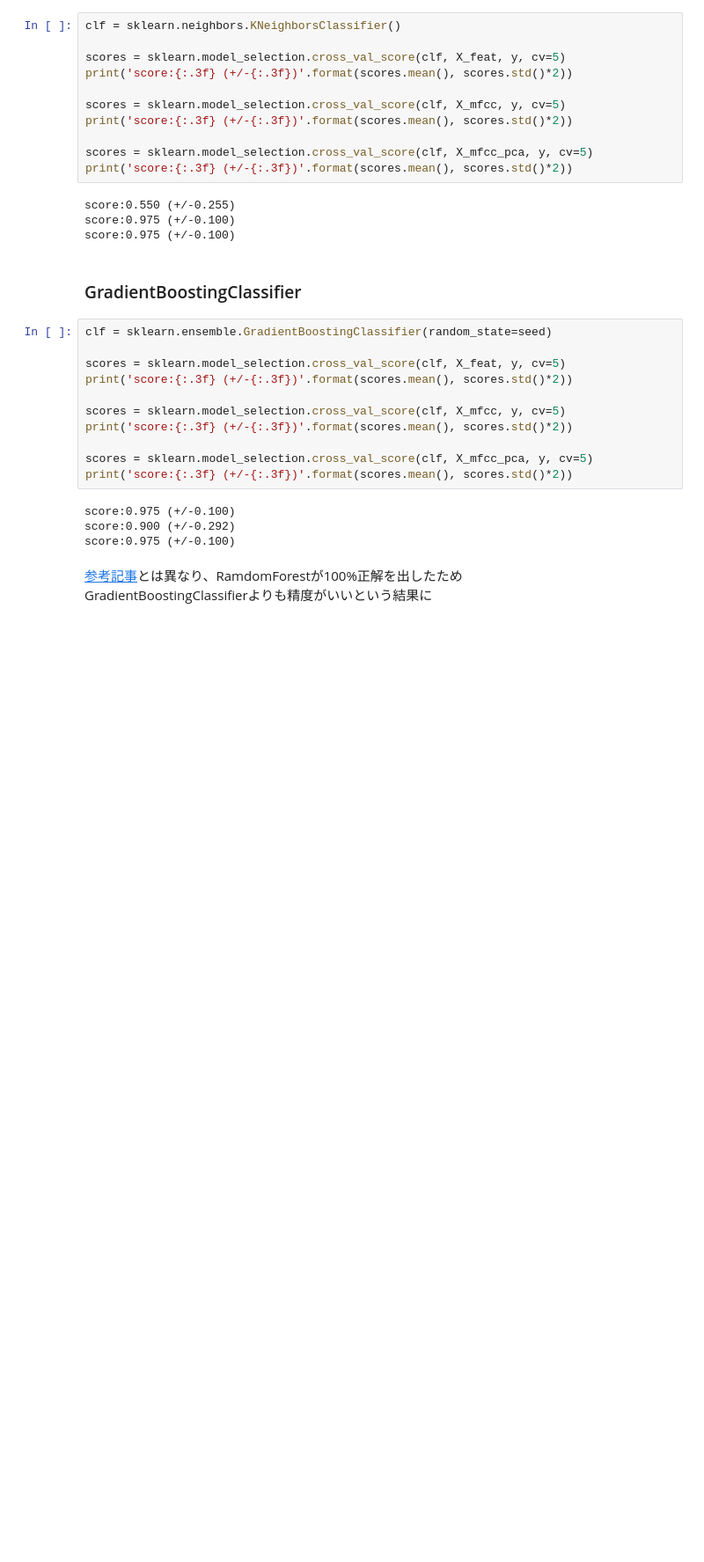
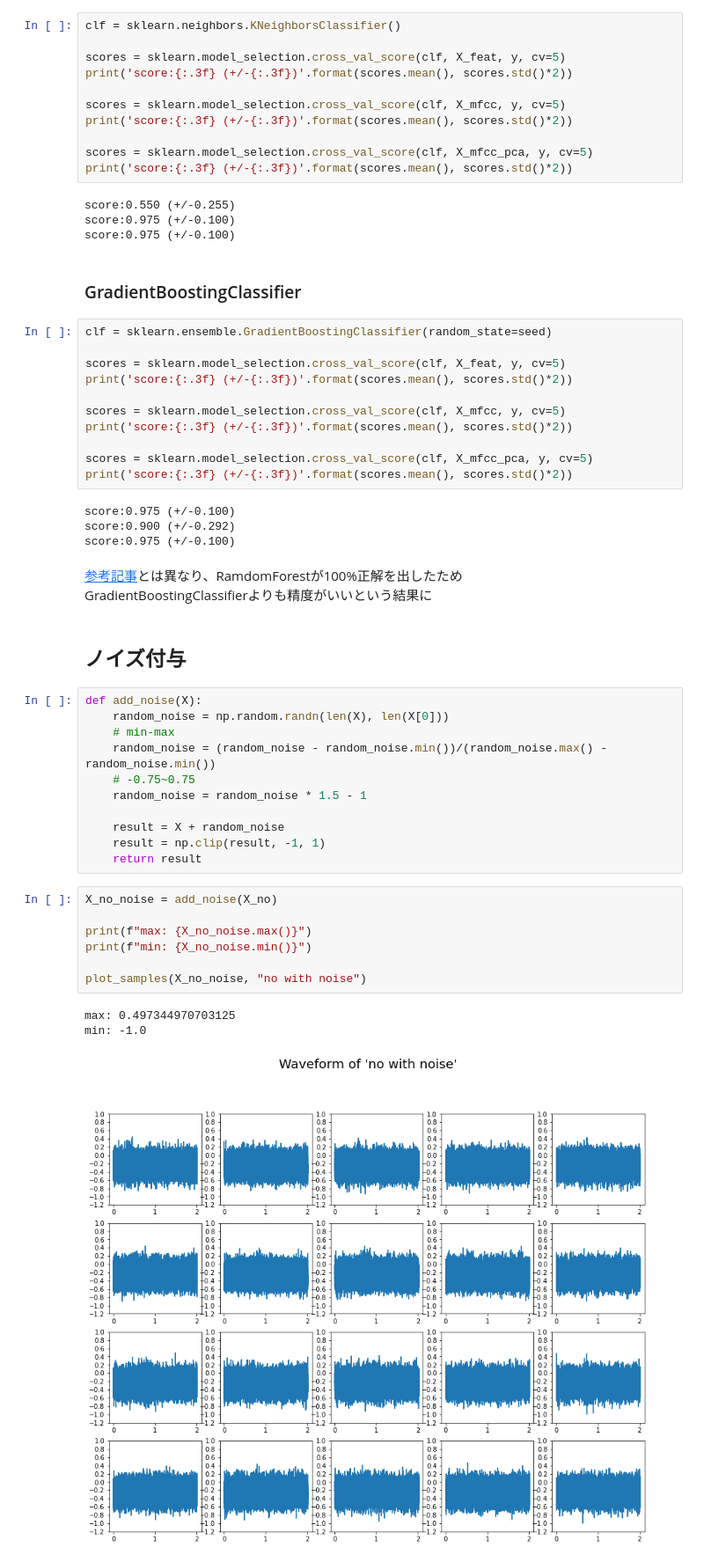
Before and after one commit to sadahry/notebooks, a Jupyter notebook: signal_processing/yes_no_detection.ipynb, the cells around one changed output. Shown at 88% size. Drawn from its saved outputs; the diff is of its cells as text; blank space fills up the shorter version.

Commit message:
add noise feature

```diff
--- a/signal_processing/yes_no_detection.ipynb
+++ b/signal_processing/yes_no_detection.ipynb
@@ -625,3 +627,27 @@ score:0.975 (+/-0.100)
 # %% [markdown]
 [参考記事](https://aidemy.net/magazine/661/)とは異なり、RamdomForestが100%正解を出したため
 GradientBoostingClassifierよりも精度がいいという結果に
+# %% [markdown]
+## ノイズ付与
+# %%
+def add_noise(X):
+    random_noise = np.random.randn(len(X), len(X[0]))
+    # min-max
+    random_noise = (random_noise - random_noise.min())/(random_noise.max() - random_noise.min())
+    # -0.75~0.75
+    random_noise = random_noise * 1.5 - 1
+
+    result = X + random_noise
+    result = np.clip(result, -1, 1)
+    return result
+# %%
+X_no_noise = add_noise(X_no)
+
+print(f"max: {X_no_noise.max()}")
+print(f"min: {X_no_noise.min()}")
+
+plot_samples(X_no_noise, "no with noise")
+# %% [output]
+max: 0.497344970703125
+min: -1.0
+[figure, added]
```
Also changed, not shown: parts of 11 cells of this notebook.
